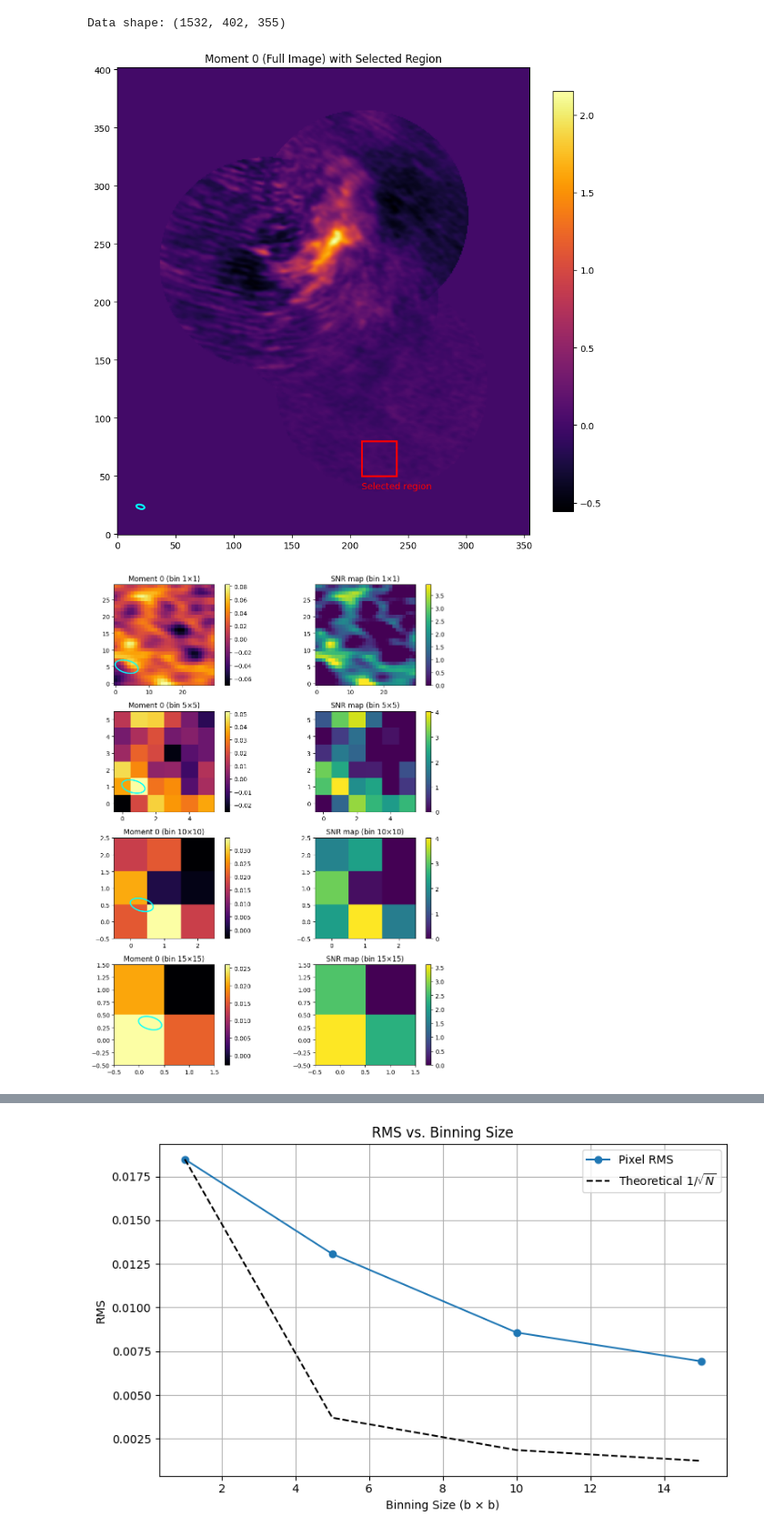
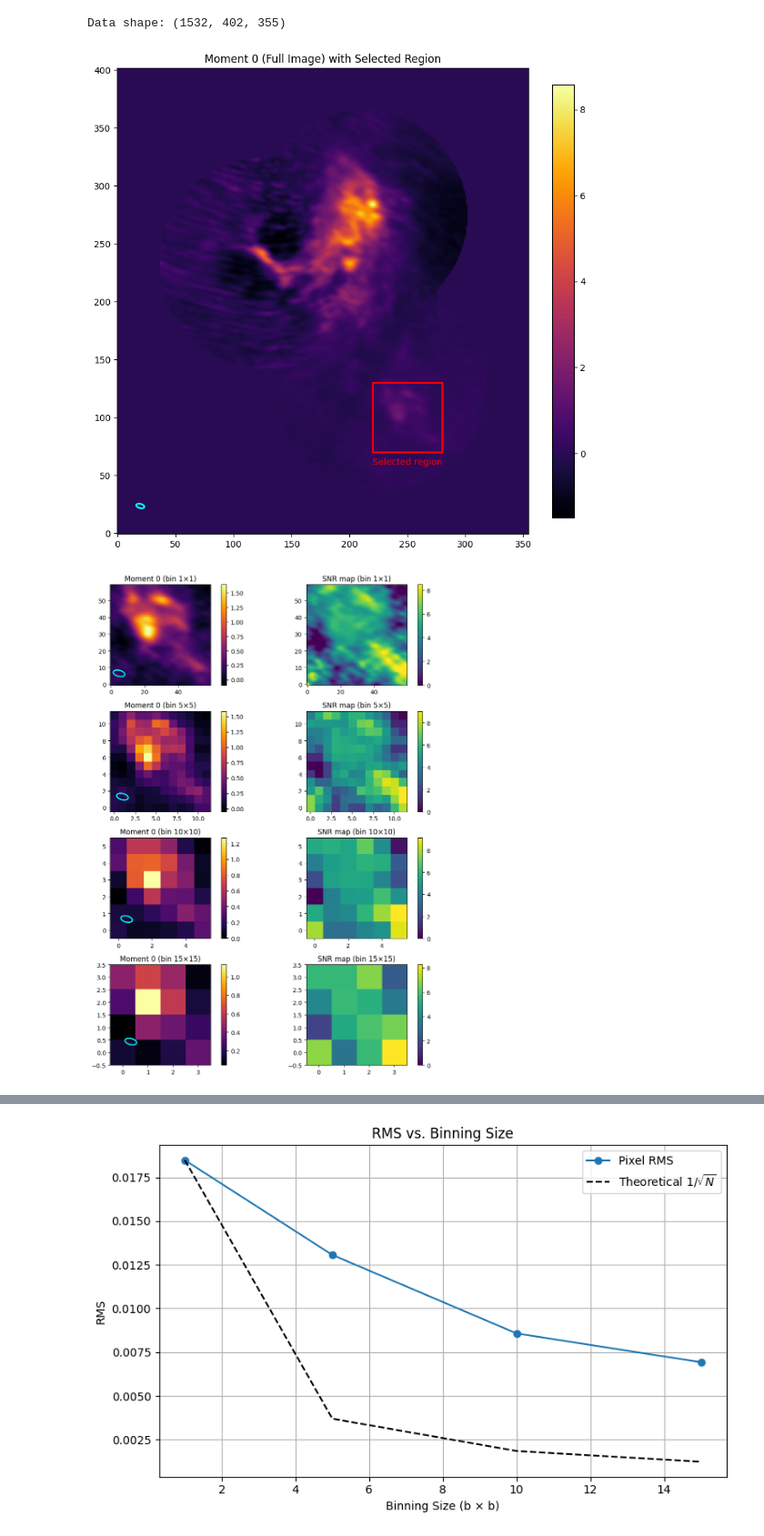
Before and after one commit to SaturnZC/ALMA_project, a Jupyter notebook: pixel_binning_test/pixel_binning_test.ipynb, the cells around one changed output, grey strips where cells are left out. Shown at 91% size. Drawn from its saved outputs; the diff is of its cells as text; code cells hidden in the pictures.

```diff
--- a/pixel_binning_test/pixel_binning_test.ipynb
+++ b/pixel_binning_test/pixel_binning_test.ipynb
@@ -7,7 +7,7 @@ from matplotlib.patches import Ellipse
 
 # ==== Set input file and channel range ====
 cube_file = "/Users/ccc/Desktop/research/baobab/ALMA_project/datacubes/spw0.fits"
-v1, v2 = 1200, 1300  # Channel range to analyze
+v1, v2 = 800, 1000  # Channel range to analyze
 x_axis_type = 'velo'  # 選擇 'channel' 或 'velo'
 
 # ==== Read FITS data ====
@@ -17,8 +17,8 @@ cube = data[0, :, :, :]
 print(f"Data shape: {cube.shape}")
 
 # ==== Extract specified channel region ====
-x1, x2, y1, y2 = 210, 240, 50, 80  # selected region
-# x1, x2, y1, y2 = 220, 280, 70, 130  # selected region
+# x1, x2, y1, y2 = 210, 240, 50, 80  # selected region
+x1, x2, y1, y2 = 220, 280, 70, 130  # selected region
 
 subcube = cube[v1:v2, y1:y2, x1:x2]
 channels = np.arange(v1, v2)
@@ -132,32 +132,32 @@ if x_axis_type == 'velo':
     velocity_axis = header['CRVAL3'] + (np.arange(v1, v2) + 1 - header['CRPIX3']) * header['CDELT3']  # m/s
     x_axis = velocity_axis / 1e3  # km/s
     x_label = 'Velocity (km/s)'
     rest_line_x = 0  # v = 0 km/s 對應 rest frequency
 else:
     x_axis = np.arange(v1, v2)
     x_label = 'Channel'
     # 計算 rest frequency 對應 channel
     rest_index = int(round((0.0 - header['CRVAL3']) / header['CDELT3'] + header['CRPIX3'] - 1))
     rest_line_x = rest_index
 
 # 畫出光譜
 for b in bin_sizes:
     cube_use = subcube if b == 1 else spatial_bin_cube(subcube, b)
     yb, xb = y0 // b, x0 // b
     roi = cube_use[:, yb:yb + 1, xb:xb + 1] if b > 1 else cube_use[:, y0 - 2:y0 + 3, x0 - 2:x0 + 3]
     spec = roi.mean(axis=(1, 2))
     ax.plot(x_axis, spec, label=f'bin {b}×{b}')
 
 # 畫上 rest frequency 的紅線
 # ax.axvline(rest_line_x, color='r', linestyle='--', label='Rest freq (v=0)')
 ax.set_xlabel(x_label)
 ax.set_ylabel("Averaged Intensity")
 ax.set_title(f"Spectral Comparison (x = {x_label})")
 ax.legend()
 ax.grid(True)
 plt.tight_layout()
 plt.show()
 # %% [output]
 Data shape: (1532, 402, 355)
-[figure, old version]
+[figure, new version]
-[figure, old version]
+[figure, new version]
```
Also changed, not shown: parts of 1 cell of this notebook.
